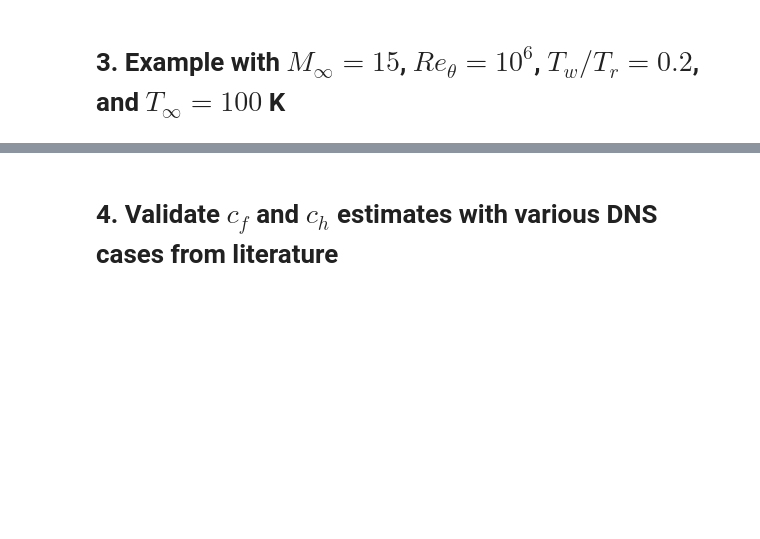
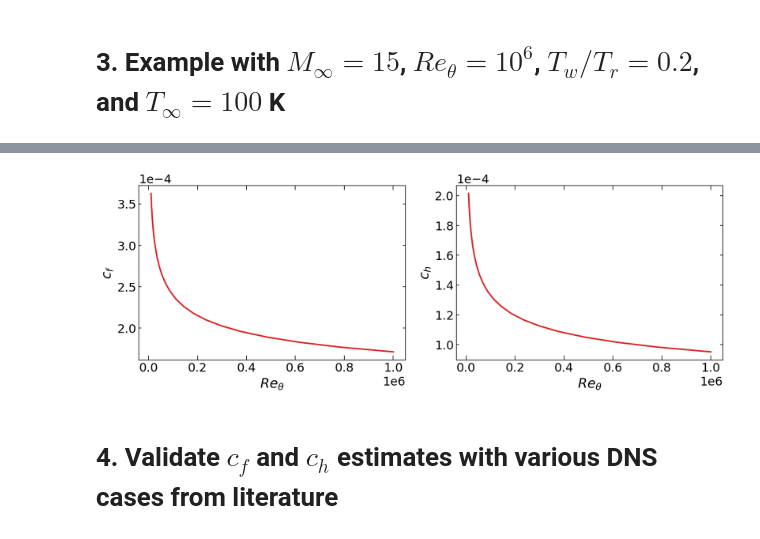
Before and after one commit to Fluid-Dynamics-Of-Energy-Systems-Team/DragAndHeatTransferEstimation, a Jupyter notebook: DragAndHeatTransferEstimation.ipynb, the cells around one changed output, grey strips where cells are left out. Cells and saved outputs as stored; diff of their text form; code cells hidden in the pictures; blank space fills up the shorter version.

```diff
--- a/DragAndHeatTransferEstimation.ipynb
+++ b/DragAndHeatTransferEstimation.ipynb
@@ -269,3 +267,29 @@ iter = 13, err = 5.32303e-05, cf = 1.71341e-04, ch = 9.51892e-05, ReTau = 38989.
+# %%
+ReTheta = 10**np.linspace(np.log10(1e4), np.log10(1e6), 20)
+
+cf = np.zeros_like(ReTheta)
+ch = np.zeros_like(ReTheta)
+
+for i, Re in enumerate(ReTheta):
+    cf_,ch_,_,_,_,_,_,_ = solver(y_ye     = grid( nPoints = 10000, stretch = 4),
+                                 ReTheta  = Re,
+                                 Minf     = 15.0, Tw_Tr = 0.2, viscLaw  = "Sutherland",
+                                 Tinf_dim = 100.0)
+    cf[i] = cf_
+    ch[i] = ch_
+
+# plot cf and ch as a function of ReTheta
+fig, ax = plt.subplots(1,2,figsize=(12,4.5))
+ax[0].plot(ReTheta, cf, color='tab:red', lw = 2)
+ax[1].plot(ReTheta, ch, color='tab:red', lw = 2)
+ax[0].set_ylabel(r"$c_f$", fontsize = 18)
+ax[1].set_ylabel(r"$c_h$", fontsize = 18)
+for a in ax:
+    a.set_xlabel(r"$Re_\theta$",fontsize = 18)
+    a.ticklabel_format(axis='y', style='scientific', scilimits=(0,0))
+plt.tight_layout()
+# %% [output]
+[figure, added]
 # %% [markdown]
 # 4. Validate $c_f$ and $c_h$ estimates with various DNS cases from literature
 # %%
```
Also changed, not shown: parts of 6 cells of this notebook, 1 other file.
